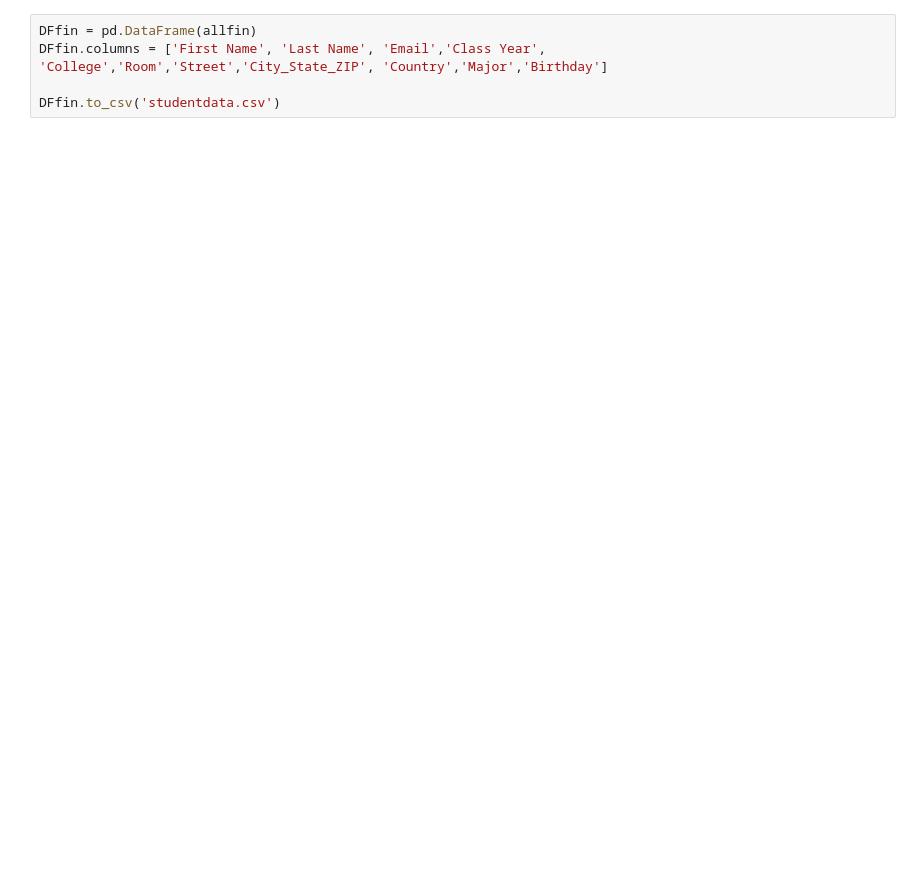
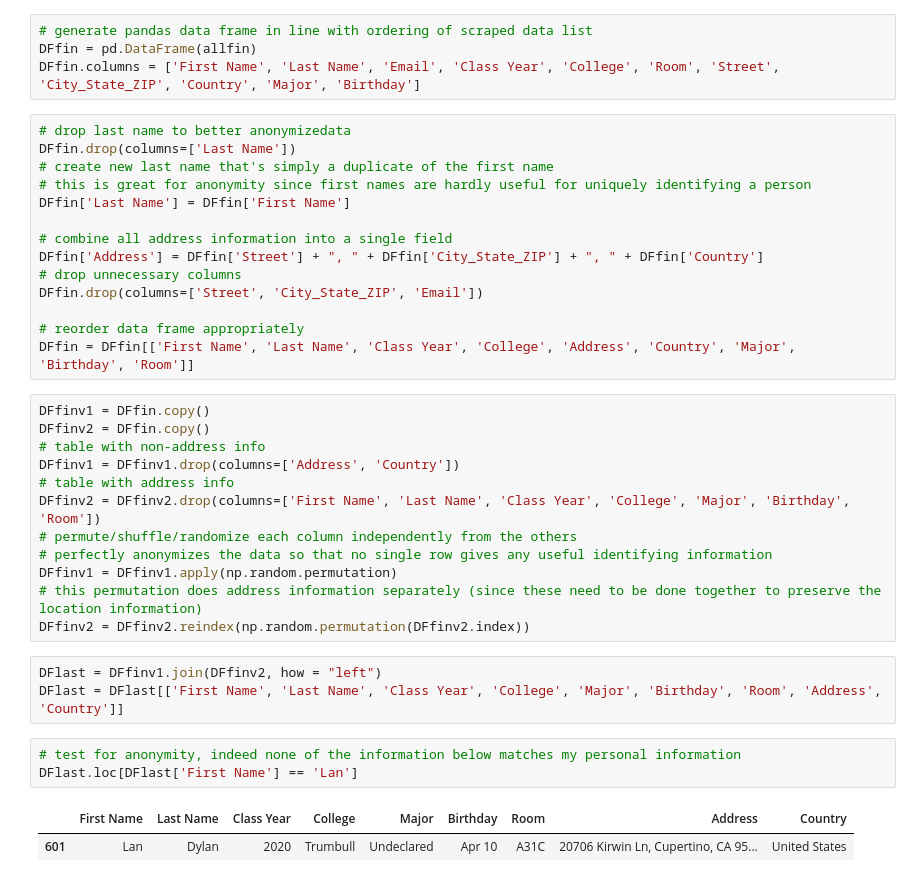
Before and after one commit to ericluo04/Databases-Project, a Jupyter notebook: InitDatabaseAll.ipynb, the cells around one changed output. Saved outputs shown, nothing was run; the diff lists cells and outputs as text; blank space fills up the shorter version.

```diff
--- a/InitDatabaseAll.ipynb
+++ b/InitDatabaseAll.ipynb
@@ -89,6 +117,40 @@ for collegelist in ["Benjamin Franklin", "Berkeley", "Branford", "Davenport", "E
     allfin.extend(matchroomfin)
 # %%
+# generate pandas data frame in line with ordering of scraped data list
 DFfin = pd.DataFrame(allfin)
-DFfin.columns = ['First Name', 'Last Name', 'Email','Class Year', 'College','Room','Street','City_State_ZIP', 'Country','Major','Birthday']
-
-DFfin.to_csv('studentdata.csv')
+DFfin.columns = ['First Name', 'Last Name', 'Email', 'Class Year', 'College', 'Room', 'Street', 'City_State_ZIP', 'Country', 'Major', 'Birthday']
+# %%
+# drop last name to better anonymizedata
+DFfin.drop(columns=['Last Name'])
+# create new last name that's simply a duplicate of the first name
+# this is great for anonymity since first names are hardly useful for uniquely identifying a person
+DFfin['Last Name'] = DFfin['First Name']
+
+# combine all address information into a single field
+DFfin['Address'] = DFfin['Street'] + ", " + DFfin['City_State_ZIP'] + ", " + DFfin['Country']
+# drop unnecessary columns
+DFfin.drop(columns=['Street', 'City_State_ZIP', 'Email'])
+
+# reorder data frame appropriately
+DFfin = DFfin[['First Name', 'Last Name', 'Class Year', 'College', 'Address', 'Country', 'Major', 'Birthday', 'Room']]
+# %%
+DFfinv1 = DFfin.copy()
+DFfinv2 = DFfin.copy()
+# table with non-address info
+DFfinv1 = DFfinv1.drop(columns=['Address', 'Country'])
+# table with address info
+DFfinv2 = DFfinv2.drop(columns=['First Name', 'Last Name', 'Class Year', 'College', 'Major', 'Birthday', 'Room'])
+# permute/shuffle/randomize each column independently from the others
+# perfectly anonymizes the data so that no single row gives any useful identifying information
+DFfinv1 = DFfinv1.apply(np.random.permutation)
+# this permutation does address information separately (since these need to be done together to preserve the location information)
+DFfinv2 = DFfinv2.reindex(np.random.permutation(DFfinv2.index))
+# %%
+DFlast = DFfinv1.join(DFfinv2, how = "left")
+DFlast = DFlast[['First Name', 'Last Name', 'Class Year', 'College', 'Major', 'Birthday', 'Room', 'Address', 'Country']]
+# %%
+# test for anonymity, indeed none of the information below matches my personal information
+DFlast.loc[DFlast['First Name'] == 'Lan']
+# %% [output]
+|  | First Name | Last Name | Class Year | College | Major | Birthday | Room | Address | Country |
+| 601 | Lan | Dylan | 2020 | Trumbull | Undeclared | Apr 10 | A31C | 20706 Kirwin Ln, Cupertino, CA 95... | United States |
```
Also changed, not shown: parts of 7 cells of this notebook, 2 other files.
